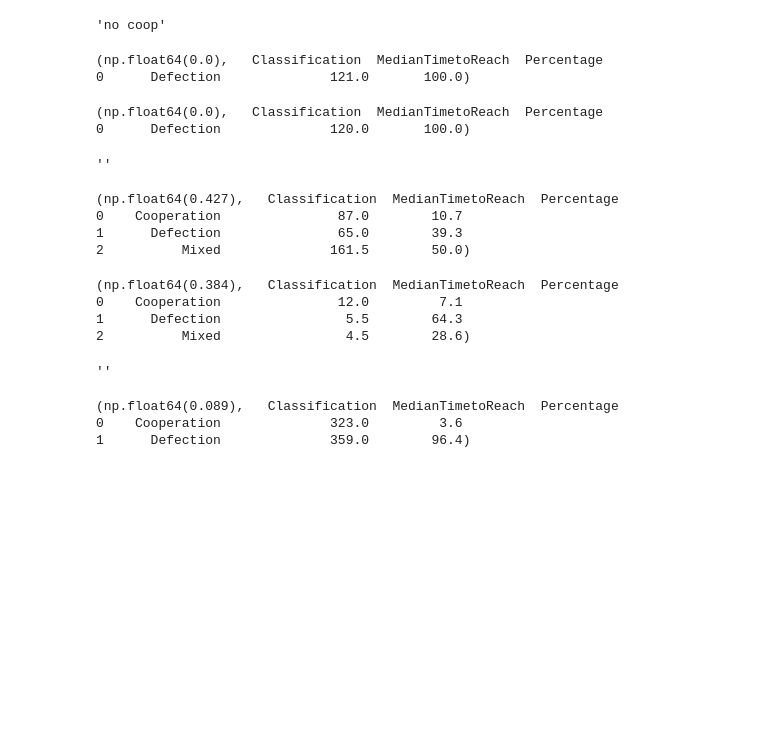
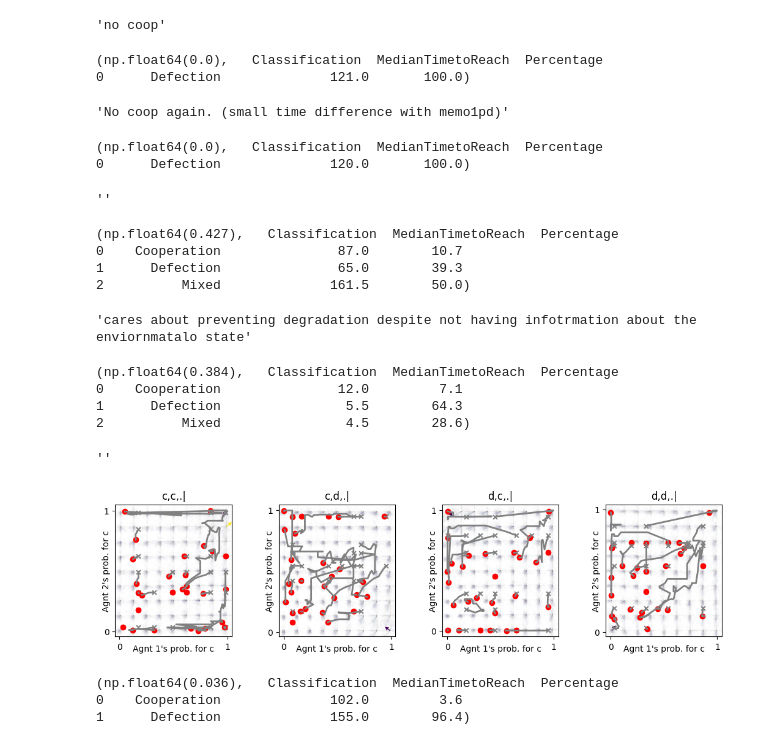
Before and after one commit to Akilan-R/Social_Ecological_Info_Cooperation, a Jupyter notebook: Code/nbs/comparing_cooperation_evls.ipynb, the cells around one changed output. Drawn from its saved outputs; the diff is of its cells as text; code cells hidden in the pictures; blank space fills up the shorter version.

```diff
--- a/Code/nbs/comparing_cooperation_evls.ipynb
+++ b/Code/nbs/comparing_cooperation_evls.ipynb
@@ -67,14 +92,14 @@ mae_ecopg = POstratAC_eps(env=information_condition_instance, learning_rates=0.0
 
 # print(f"\nMode: {mode}")
 
-avg_coop_time_pairs = run_simulation_across_conditions(
+results_tuple_list = run_simulation_across_conditions(
     mae = mae_ecopg,
     mode = "only_action_history_information",
     num_samples = 7,
     exclude_degraded_state_for_average_cooperation = False
 )
 
-results_summary = get_results_summary(avg_coop_time_pairs)
+results_summary = get_cooperation_time_summary(results_tuple_list)
 
 print(results_summary)
 
@@ -82,6 +107,7 @@ print(results_summary)
 # %% [output]
 (np.float64(0.0),   Classification  MedianTimetoReach  Percentage
 0      Defection              121.0       100.0)
+'No coop again. (small time difference with memo1pd)'
 # %%
 '''high discount factor, still no coop (for this R,T,S,P  values).
  Whne socdi = SocialDilemma(R=1.0, T= 3, S= -2, P=0.0) 0.99 is enough to acheive coop""
@@ -116,30 +142,32 @@ print(results_summary)
 
 ecopg = BaseEcologicalPublicGood()
 information_condition_instance = Information_Conditions(ecopg, mode="only_action_history_information")
-mae_ecopg_high_discount_factor = POstratAC_eps(env=information_condition_instance, learning_rates=0.05, discount_factors= 0.99999)
+mae_ecopg_high_discount_factor = POstratAC_eps(env=information_condition_instance, learning_rates=0.05, discount_factors= 1 - 1e-5)
 
 
 # Data storage
 
 # print(f"\nMode: {mode}")
 
-avg_coop_time_pairs = run_simulation_across_conditions(
+results_tuple_list = run_simulation_across_conditions(
     mae = mae_ecopg_high_discount_factor,
     mode = "only_action_history_information",
     num_samples = 7,
     exclude_degraded_state_for_average_cooperation = False
 )
 
-results_summary = get_results_summary(avg_coop_time_pairs)
+results_summary = get_cooperation_time_summary(results_tuple_list)
 
 print(results_summary)
 
+'''cooperation acheibed at 1e-5 which is a lower treshold compared to the memo1pd or the ecopg with no transition case'''
 '''cares about preventing degradation despite not having infotrmation about the enviornmatalo state'''
 # %% [output]
 (np.float64(0.427),   Classification  MedianTimetoReach  Percentage
 0    Cooperation               87.0        10.7
 1      Defection               65.0        39.3
 2          Mixed              161.5        50.0)
+'cares about preventing degradation despite not having infotrmation about the enviornmatalo state'
 # %%
 '''ecopgg with degradation and high discount factor, but no transition to degraded state'''
 
@@ -166,35 +194,36 @@ print(results_summary)
 
 '''no cooperation. no environmantal reciorpcoty'''
 # %%
-''' a very high discount factor (at least 1 - 10e-9) is needed for acheiving coop""
+''' a very high discount factor (at least 1 - 1e-8) is needed for acheiving coop""
  '''
 
-mae_memo1pd_high_discount_factor = POstratAC_eps(env=memo1pd, learning_rates=0.05, discount_factors= 1 - 10e-9)
+mae_memo1pd_high_discount_factor = POstratAC_eps(env=memo1pd, learning_rates=0.05, discount_factors= 1 - 1e-9)
 
 
 # Data storage
 
 # print(f"\nMode: {mode}")
 
-avg_coop_time_pairs = run_simulation_across_conditions(
+results_tuple_list = run_simulation_across_conditions(
     mae = mae_memo1pd_high_discount_factor,
     mode = "only_action_history_information",
     num_samples = 7,
     exclude_degraded_state_for_average_cooperation = False
 )
 
-results_summary = get_results_summary(avg_coop_time_pairs)
+results_summary = get_cooperation_time_summary(results_tuple_list)
 
 print(results_summary)
 
-
+make_plots(memo1pd, mae_memo1pd_high_discount_factor, results_tuple_list)
 ''''''
 # %% [output]
 (np.float64(0.384),   Classification  MedianTimetoReach  Percentage
 0    Cooperation               12.0         7.1
 1      Defection                5.5        64.3
 2          Mixed                4.5        28.6)
 ''
+[figure, added]
 # %%
 '''When temptation is high and sucker's payoff worse, the discount factor needs to be very high (at least 1 - 10e-9) to acheive coop.'''
 
@@ -208,7 +237,7 @@ p = 0.0     #0
 
 
 # socdi_x2 = SocialDilemma(R=1.0, T=1.2, S=-0.5, P=0.0)
-socdi_x2 = SocialDilemma(R=1.0, T= 2 , S=-0.5, P=0.0)
+socdi_x2 = SocialDilemma(R=1.0, T= 2 , S= -1.5 , P=0.0)
 
 memo1pd_x2 = HistoryEmbedded(socdi_x2, h = (1, 1, 1))
 
@@ -219,19 +248,19 @@ mae_memo1pd_x2_high_discount_factor = POstratAC_eps(env=memo1pd_x2, learning_rat
 
 # print(f"\nMode: {mode}")
 
-avg_coop_time_pairs = run_simulation_across_conditions(
+results_tuple_list = run_simulation_across_conditions(
     mae = mae_memo1pd_x2_high_discount_factor,
     mode = "only_action_history_information",
     num_samples = 7,
     exclude_degraded_state_for_average_cooperation = False
 )
 
-results_summary = get_results_summary(avg_coop_time_pairs)
+results_summary = get_cooperation_time_summary(results_tuple_list)
 
 print(results_summary)
 # %% [output]
-(np.float64(0.089),   Classification  MedianTimetoReach  Percentage
-0    Cooperation              323.0         3.6
-1      Defection              359.0        96.4)
+(np.float64(0.036),   Classification  MedianTimetoReach  Percentage
+0    Cooperation              102.0         3.6
+1      Defection              155.0        96.4)
 # %%
 '''check the role of game payoff in this effevt'''
```
Also changed, not shown: parts of 5 cells of this notebook, 53 other files.
